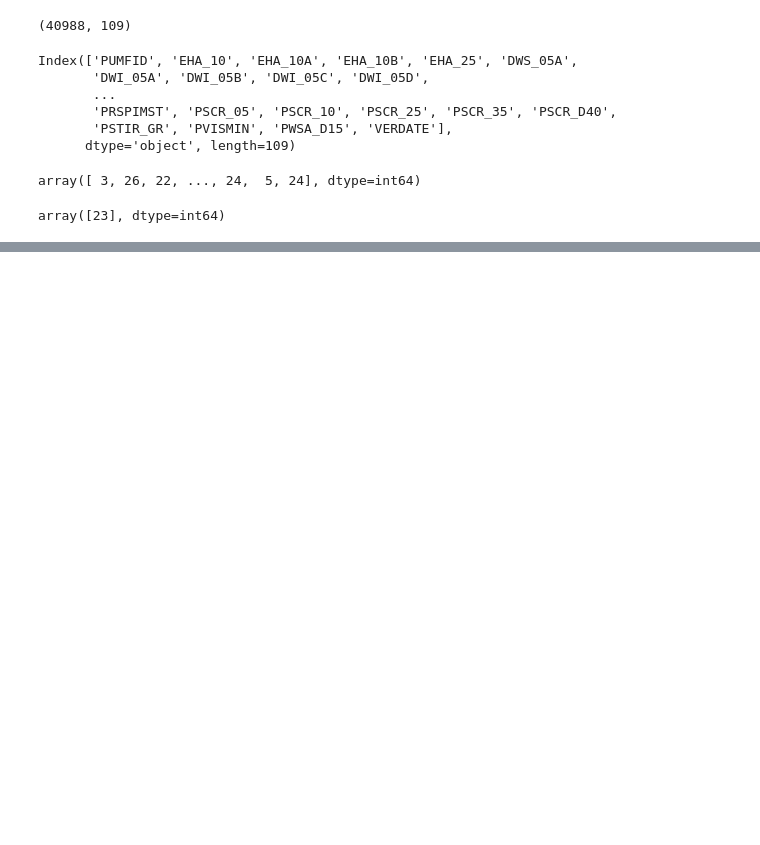
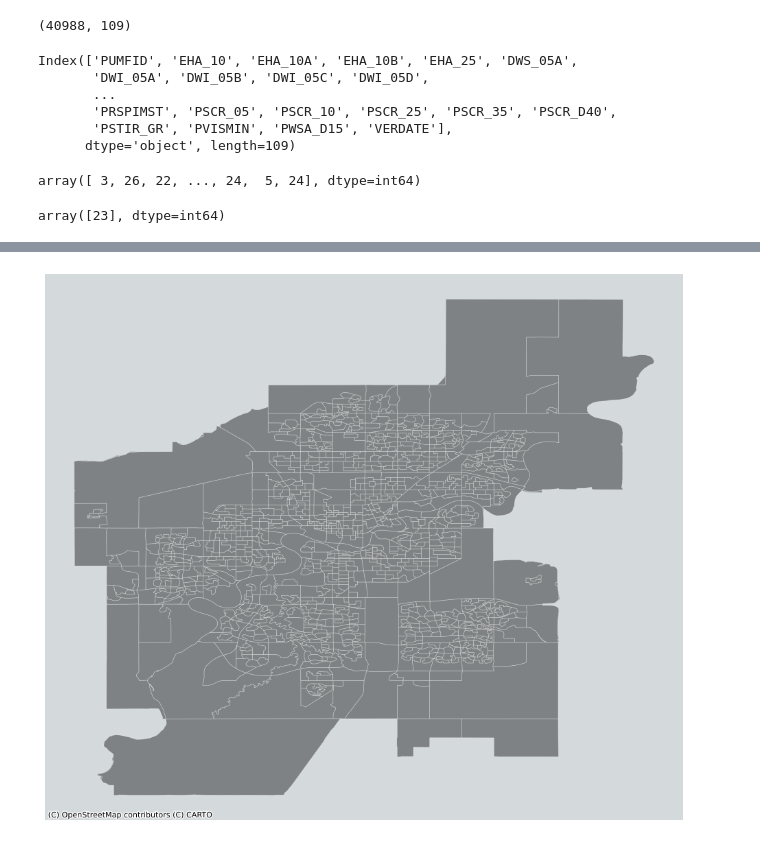
Before and after one commit to Jeff-Barlow-Spady/spatial_stats_py, a Jupyter notebook: eda.ipynb, the cells around one changed output, grey strips where cells are left out. Drawn from its saved outputs; the diff is of its cells as text; code cells hidden in the pictures; blank space fills up the shorter version.

```diff
--- a/eda.ipynb
+++ b/eda.ipynb
@@ -71,0 +109,17 @@ sub.head(20)
+# %%
+# plot it!
+fig, ax = plt.subplots(figsize=(12,12))
+
+dis_area.plot(ax=ax,
+         color='black',
+         edgecolor='white',
+         lw=0.5,
+         alpha=0.4)
+
+# no axis
+ax.axis('off')
+
+# add a basemap
+ctx.add_basemap(ax,source=ctx.providers.CartoDB.Positron)
+# %% [output]
+[figure, added]
```
Also changed, not shown: parts of 14 cells of this notebook, 3 other files.
